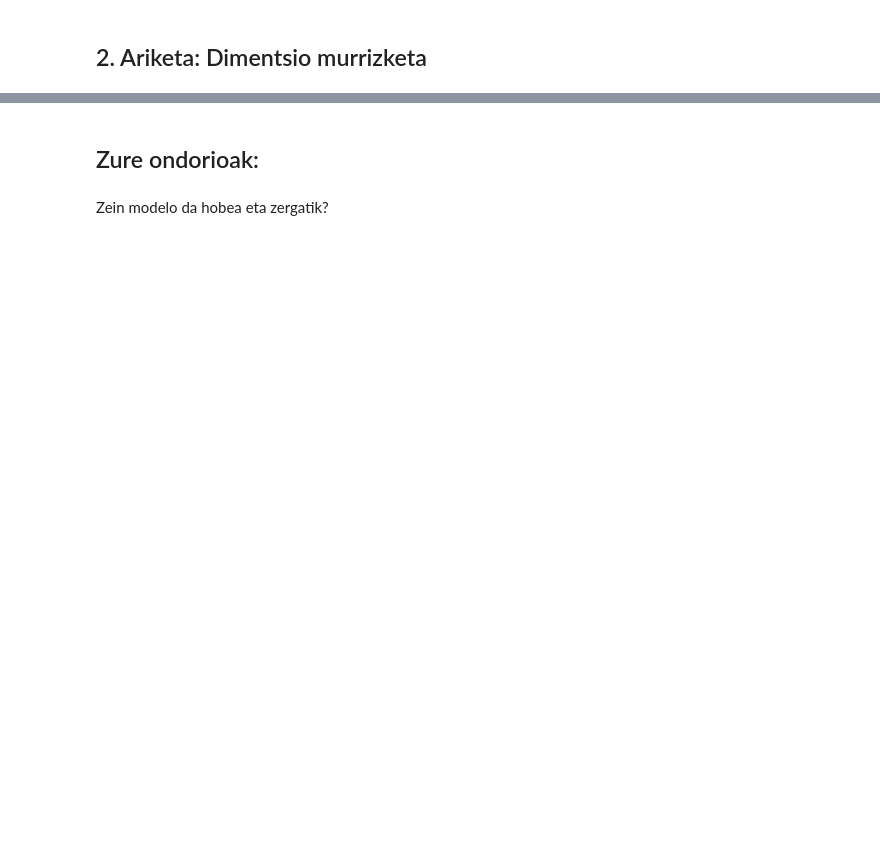
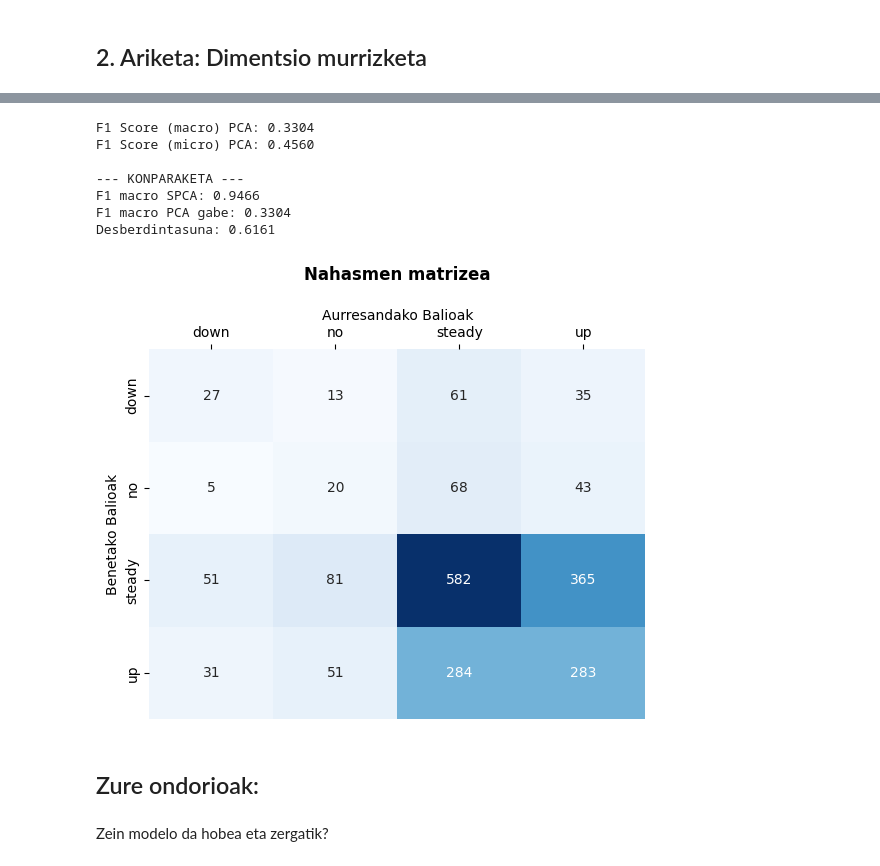
Before and after one commit to Gudari12/lanak, a Jupyter notebook: PIA/erabakiZuhaitza/decision_tree_praktika.ipynb, the cells around one changed output, grey strips where cells are left out. Drawn from its saved outputs; the diff is of its cells as text; code cells hidden in the pictures; blank space fills up the shorter version.

```diff
--- a/PIA/erabakiZuhaitza/decision_tree_praktika.ipynb
+++ b/PIA/erabakiZuhaitza/decision_tree_praktika.ipynb
@@ -185,3 +213,49 @@ Ondorioak atera
+# %%
+# modelo ebaluazioa
+
+cm_pca = confusion_matrix(real_values, predicted_values_pca)
+
+# Erakutsi matrizea
+ax2= sns.heatmap(
+    cm_pca,
+    annot=True,
+    fmt="d",
+    cmap='Blues',
+    cbar=False,
+)
+
+ax2.set_title('Nahasmen matrizea\n', fontweight="bold")
+
+ax2.xaxis.tick_top()
+ax2.xaxis.set_label_position('top')
+
+ax2.set_xlabel('Aurresandako Balioak')
+ax2.set_ylabel('Benetako Balioak')
+
+ax2.xaxis.set_ticklabels(['down','no', 'steady', 'up'])
+ax2.yaxis.set_ticklabels(['down','no', 'steady', 'up'])
+
+# F1
+f1_macro_pca = f1_score(y_test, predicted_values_pca, average='macro')
+f1_micro_pca = f1_score(y_test, predicted_values_pca, average='micro')
+
+print(f"\nF1 Score (macro) PCA: {f1_macro_pca:.4f}")
+print(f"F1 Score (micro) PCA: {f1_micro_pca:.4f}")
+
+# Konparaketa
+print("\n--- KONPARAKETA ---")
+print(f"F1 macro SPCA: {f1_macro:.4f}")
+print(f"F1 macro PCA gabe: {f1_macro_pca:.4f}")
+print(f"Desberdintasuna: {f1_macro - f1_macro_pca:.4f}")
+# %% [output]
+F1 Score (macro) PCA: 0.3304
+F1 Score (micro) PCA: 0.4560
+
+--- KONPARAKETA ---
+F1 macro SPCA: 0.9466
+F1 macro PCA gabe: 0.3304
+Desberdintasuna: 0.6161
+[figure, added]
 # %% [markdown]
 ## Zure ondorioak:
 # %% [markdown]
```
Also changed, not shown: parts of 13 cells of this notebook, 4 other files.
